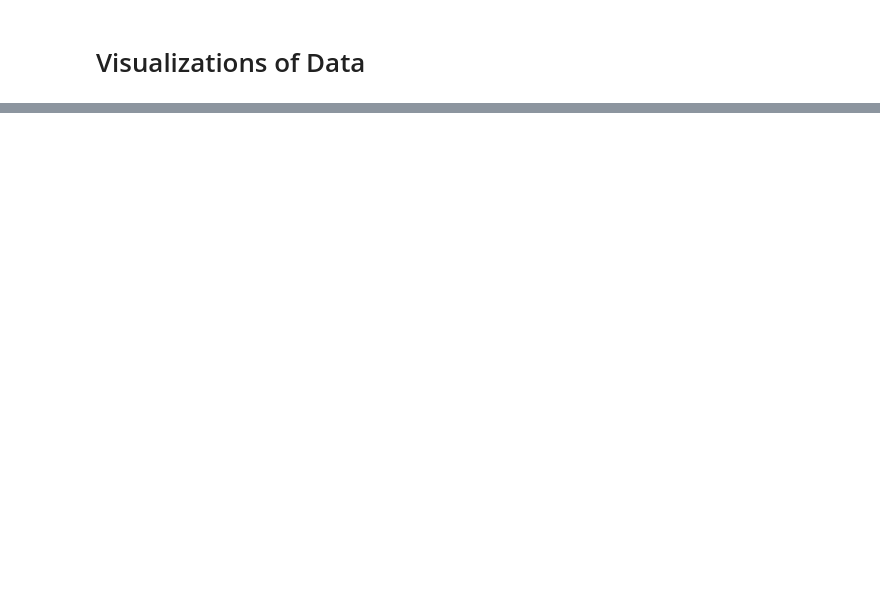
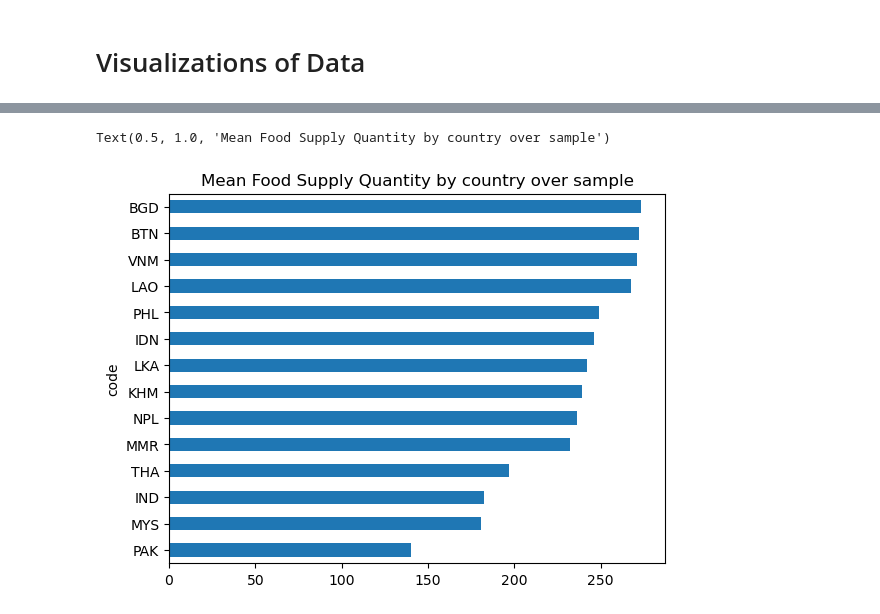
Before and after one commit to muji-mushi/graspp_2025s_fintech, a Jupyter notebook: src/Visualizations_One.ipynb, the cells around one changed output, grey strips where cells are left out. Saved outputs shown, nothing was run; the diff lists cells and outputs as text; code cells hidden in the pictures; blank space fills up the shorter version.

```diff
--- a/src/Visualizations_One.ipynb
+++ b/src/Visualizations_One.ipynb
@@ -73,0 +186,3 @@ plt.title("Mean Farm Credit By Country Over Sample")
+# %%
+df_foodSupply_bycountry = df_2merged.groupby('code')['Food supply quantity (kg/capita/yr)_Cereals - Excluding Beer'].describe()
+df_foodSupply_bycountry.head(4)
@@ -73,0 +196,3 @@ plt.title("Mean Farm Credit By Country Over Sample")
+# %%
+df_plot = df_foodSupply_bycountry['mean'].head(14).sort_values()
+df_plot
@@ -73,0 +216,6 @@ plt.title("Mean Farm Credit By Country Over Sample")
+# %%
+df_plot.plot(kind = 'barh')
+plt.title("Mean Food Supply Quantity by country over sample")
+# %% [output]
+Text(0.5, 1.0, 'Mean Food Supply Quantity by country over sample')
+[figure, added]
```
Also changed, not shown: parts of 40 cells of this notebook, 1 other file.
